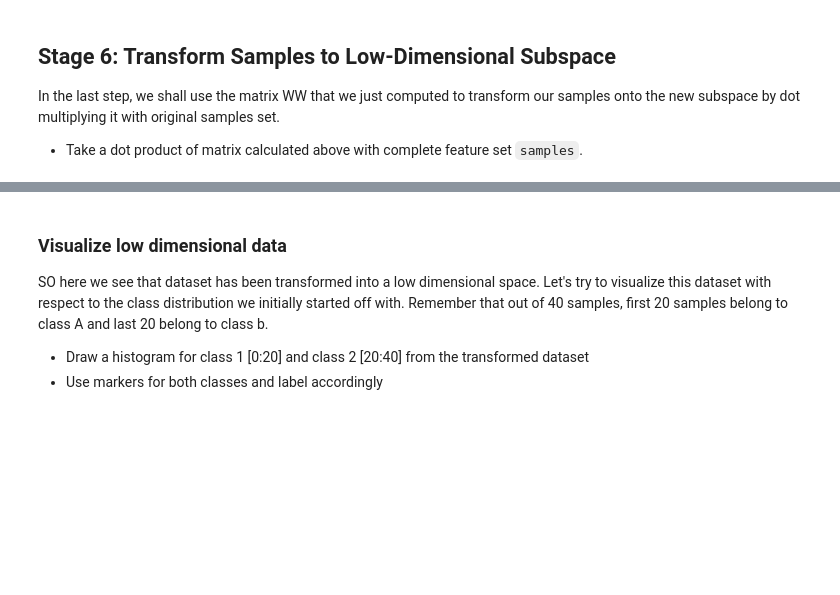
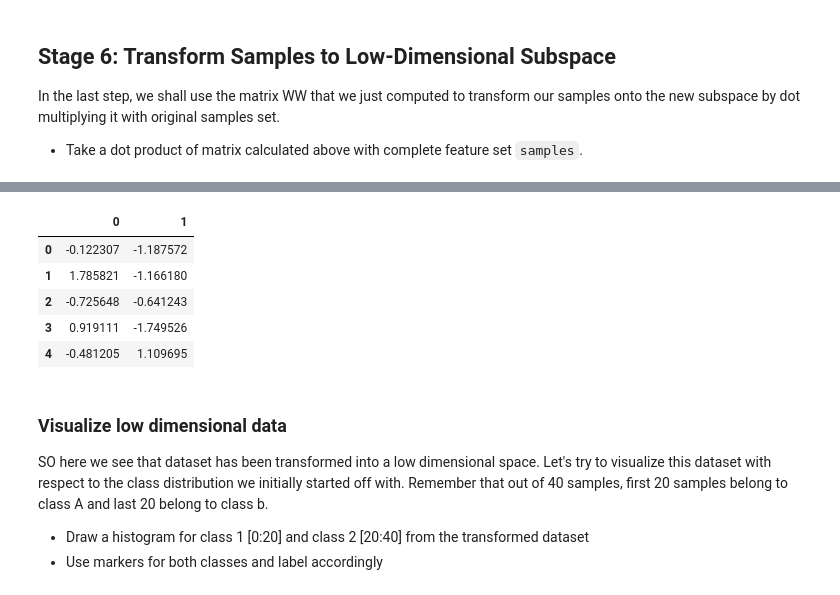
Before and after one commit to as6140/dsc-3-34-07-pca-implementation-visualization-python-numpy-lab-seattle-ds-career-040119, a Jupyter notebook: index.ipynb, the cells around one changed output, grey strips where cells are left out. Saved outputs shown, nothing was run; the diff lists cells and outputs as text; code cells hidden in the pictures; blank space fills up the shorter version.

```diff
--- a/index.ipynb
+++ b/index.ipynb
@@ -324,3 +315,16 @@ In the last step, we shall use the matrix WW that we just computed to transform
+# %%
+# Your code here
+import pandas as pd
+# Transformed subspace
+transformed = dk_matrix.T.dot(samples)
+pd.DataFrame(transformed).T.head()
+# %% [output]
+|  | 0 | 1 |
+| 0 | -0.122307 | -1.187572 |
+| 1 | 1.785821 | -1.166180 |
+| 2 | -0.725648 | -0.641243 |
+| 3 | 0.919111 | -1.749526 |
+| 4 | -0.481205 | 1.109695 |
 # %% [markdown]
 ### Visualize low dimensional data
 SO here we see that dataset has been transformed into a low dimensional space. Let's try to visualize this dataset with respect to the class distribution we initially started off with. Remember that out of 40 samples, first 20 samples belong to class A and last 20 belong to class b.
```
Also changed, not shown: parts of 1 cell of this notebook.
